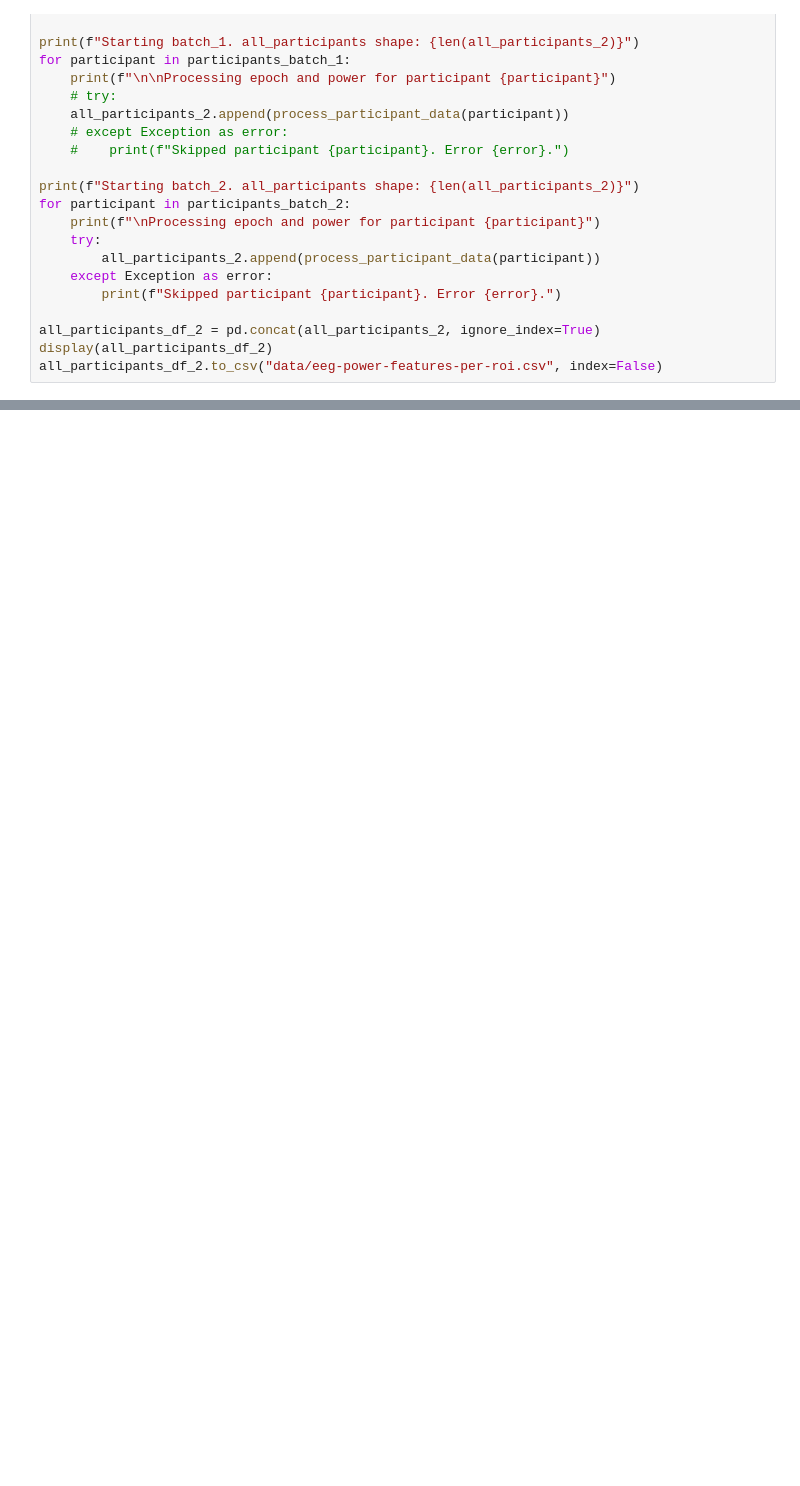
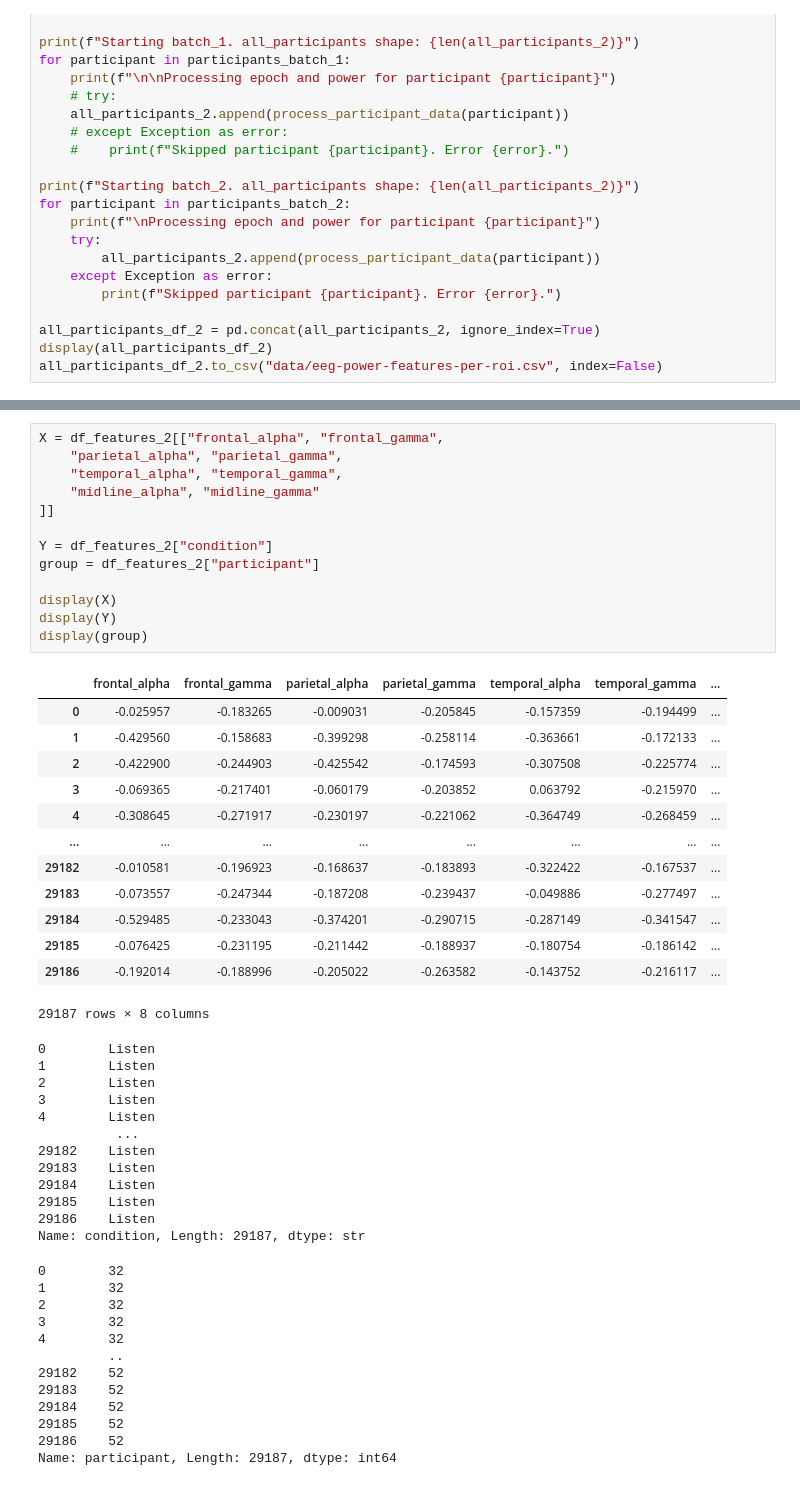
Before and after one commit to atifmmahmud/cognitive-load-biomarkers, a Jupyter notebook: eeg-classifier.ipynb, the cells around one changed output, grey strips where cells are left out. Cells and saved outputs as stored; diff of their text form; blank space fills up the shorter version.

```diff
--- a/eeg-classifier.ipynb
+++ b/eeg-classifier.ipynb
@@ -534,0 +559,51 @@ all_participants_df_2.to_csv("data/eeg-power-features-per-roi.csv", index=False)
+# %%
+X = df_features_2[["frontal_alpha", "frontal_gamma",
+    "parietal_alpha", "parietal_gamma",
+    "temporal_alpha", "temporal_gamma",
+    "midline_alpha", "midline_gamma"
+]]
+
+Y = df_features_2["condition"]
+group = df_features_2["participant"]
+
+display(X)
+display(Y)
+display(group)
+# %% [output]
+|  | frontal_alpha | frontal_gamma | parietal_alpha | parietal_gamma | temporal_alpha | temporal_gamma | ... |
+| 0 | -0.025957 | -0.183265 | -0.009031 | -0.205845 | -0.157359 | -0.194499 | ... |
+| 1 | -0.429560 | -0.158683 | -0.399298 | -0.258114 | -0.363661 | -0.172133 | ... |
+| 2 | -0.422900 | -0.244903 | -0.425542 | -0.174593 | -0.307508 | -0.225774 | ... |
+| 3 | -0.069365 | -0.217401 | -0.060179 | -0.203852 | 0.063792 | -0.215970 | ... |
+| 4 | -0.308645 | -0.271917 | -0.230197 | -0.221062 | -0.364749 | -0.268459 | ... |
+| ... | ... | ... | ... | ... | ... | ... | ... |
+| 29182 | -0.010581 | -0.196923 | -0.168637 | -0.183893 | -0.322422 | -0.167537 | ... |
+| 29183 | -0.073557 | -0.247344 | -0.187208 | -0.239437 | -0.049886 | -0.277497 | ... |
+| 29184 | -0.529485 | -0.233043 | -0.374201 | -0.290715 | -0.287149 | -0.341547 | ... |
+| 29185 | -0.076425 | -0.231195 | -0.211442 | -0.188937 | -0.180754 | -0.186142 | ... |
+| 29186 | -0.192014 | -0.188996 | -0.205022 | -0.263582 | -0.143752 | -0.216117 | ... |
+29187 rows × 8 columns
+0        Listen
+1        Listen
+2        Listen
+3        Listen
+4        Listen
+          ...
+29182    Listen
+29183    Listen
+29184    Listen
+29185    Listen
+29186    Listen
+Name: condition, Length: 29187, dtype: str
+0        32
+1        32
+2        32
+3        32
+4        32
+         ..
+29182    52
+29183    52
+29184    52
+29185    52
+29186    52
+Name: participant, Length: 29187, dtype: int64
```
Also changed, not shown: parts of 7 cells of this notebook.
